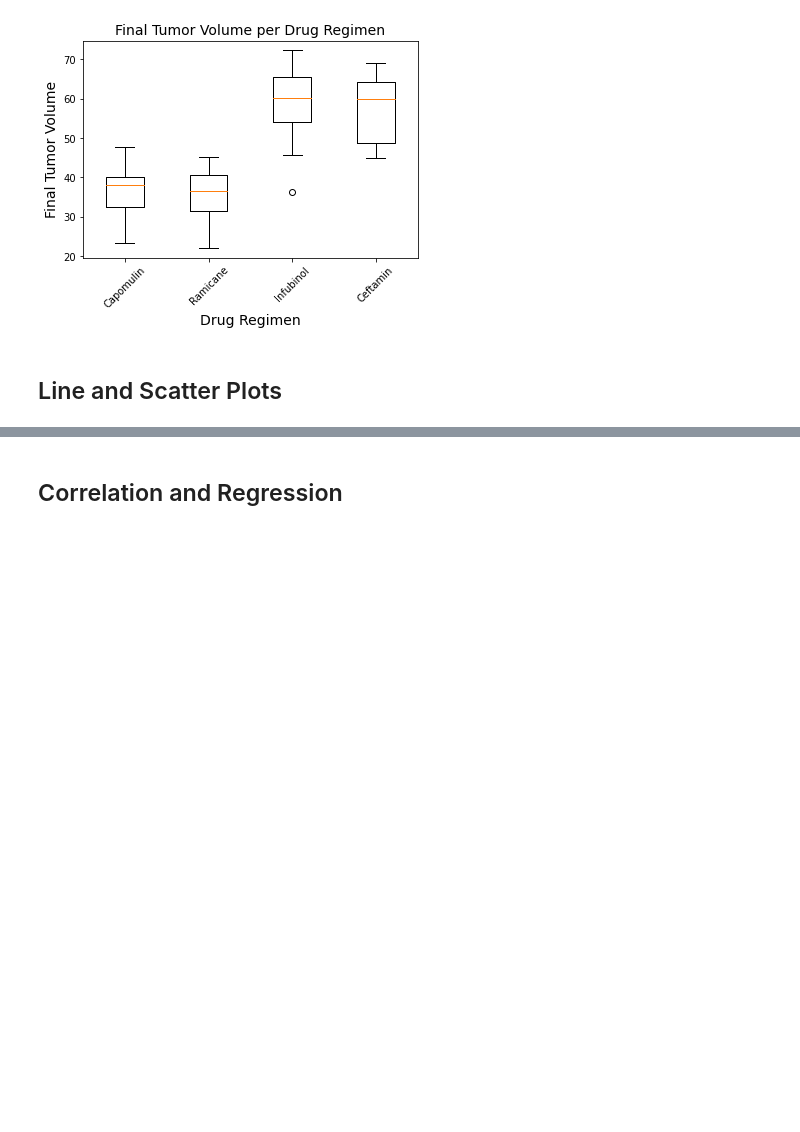
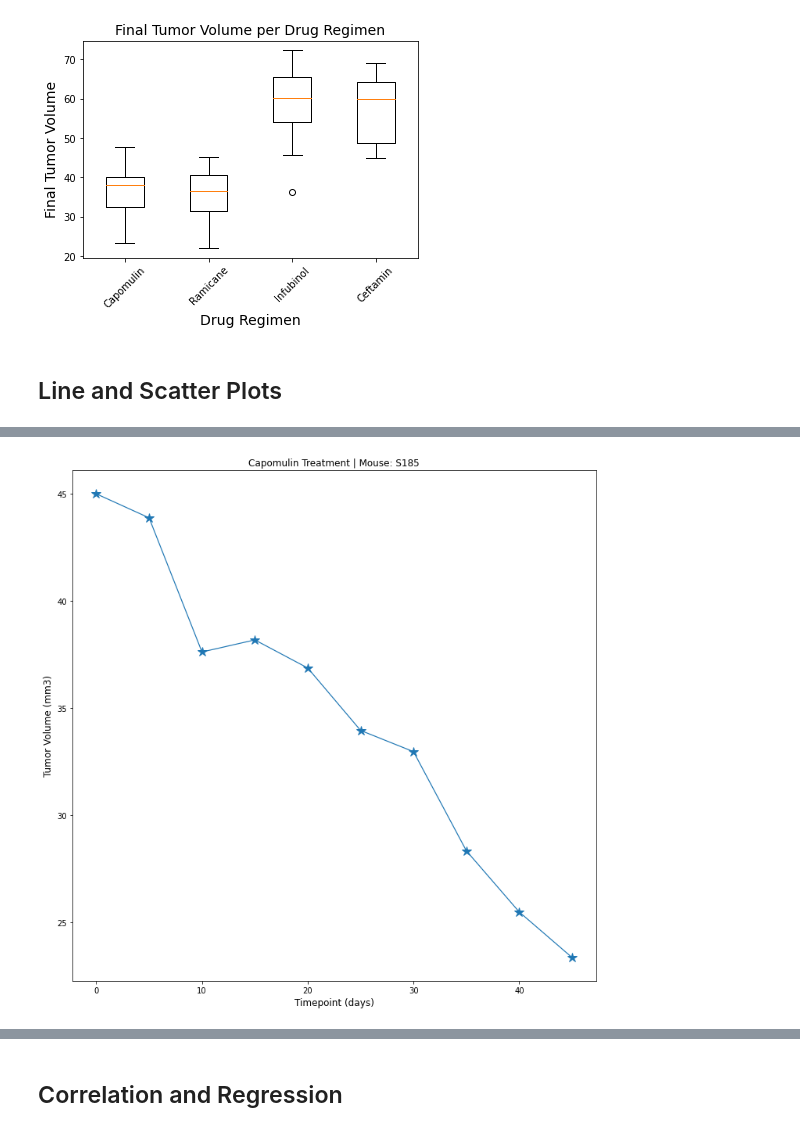
Before and after one commit to Dbuescher8/matplotlib-challange, a Jupyter notebook: Pymaceuticals/pymaceuticals_starter.ipynb, the cells around one changed output, grey strips where cells are left out. Cells and saved outputs as stored; diff of their text form; code cells hidden in the pictures; blank space fills up the shorter version.

```diff
--- a/Pymaceuticals/pymaceuticals_starter.ipynb
+++ b/Pymaceuticals/pymaceuticals_starter.ipynb
@@ -351,3 +354,5 @@ plt.show()
 ## Line and Scatter Plots
 # %%
 # Generate a line plot of tumor volume vs. time point for a mouse treated with Capomulin
+s185=combined_df.loc[combined_df['Mouse ID'] == 's185']
+s185
@@ -355,0 +371,13 @@ plt.show()
+# %%
+x_axis1 = s185['Timepoint']
+y_axis1 = s185['Tumor Volume (mm3)']
+
+fig1, ax1 = plt.subplots(figsize = (12,12))
+
+plt.plot(x_axis1, y_axis1,marker = '*', markersize = 12, linewidth = 1.2)
+plt.title("Capomulin Treatment | Mouse: S185",fontsize = 12)
+plt.xlabel("Timepoint (days)",fontsize = 12)
+plt.ylabel("Tumor Volume (mm3)",fontsize = 12)
+plt.show()
+# %% [output]
+[figure, added]
```
Also changed, not shown: parts of 6 cells of this notebook.
